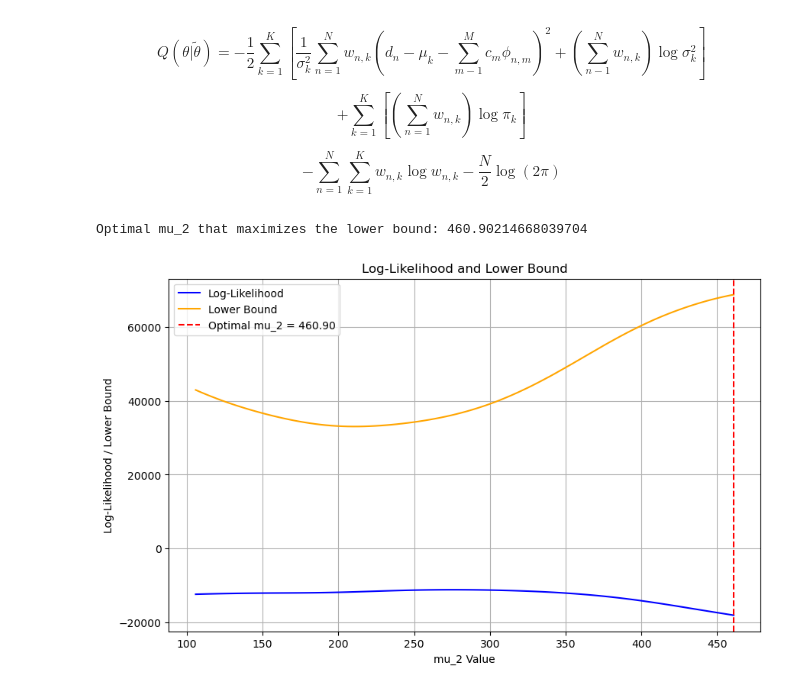
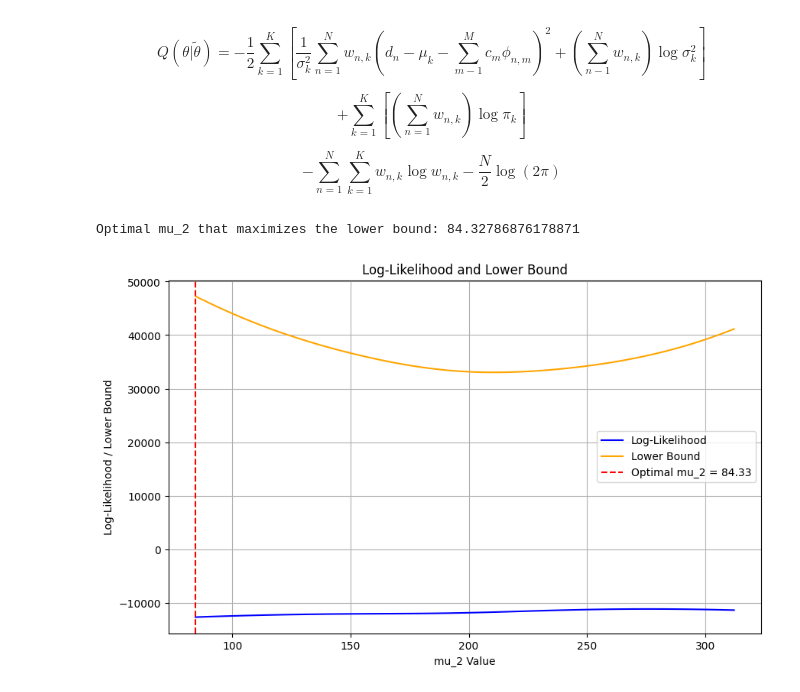
Before and after one commit to aliciags/medical-image-analysis-dtu, a Jupyter notebook: w8/Ex5_student1.ipynb, the cells around one changed output. Cells and saved outputs as stored; diff of their text form; code cells hidden in the pictures.

```diff
--- a/w8/Ex5_student1.ipynb
+++ b/w8/Ex5_student1.ipynb
@@ -352,8 +364,8 @@ each step the log likelihood function.
 # %%
-mu2_values= np.arange(mu1,mu3,1/100)
+mu2_values= np.arange(means[0],means[2],1/100)
 log_likelihoods = []
 for mu2 in mu2_values:
-    means[1]=mu2 #Update the value in means array
+    means[1]=mu2 # Update the value in means array
     # Compute responsibilities for the new mu_2
     log_likelihood, responsibilities = compute_log_likelihood(data_no_background, means, variances, weights)
     log_likelihoods.append(log_likelihood)
@@ -375,6 +387,7 @@ parameters are set to their estimated values, except $\mu_2$ which is set to the
 # %%
 
 def lower_bound(mu2, data, means, variances, weights, responsibilities):
+    data = data.flatten()
     means[1] = mu2
     Q = 0
     for k in range(3):
@@ -384,9 +397,10 @@ def lower_bound(mu2, data, means, variances, weights, responsibilities):
     Q -= len(data) / 2 * np.log(2 * np.pi)
     return Q
 
-mu2_fixed=mu1
-means_fixed=[mu1, mu2_fixed, mu3]
-_, responsibilities_fixed = compute_log_likelihood(data, means_fixed, variances, weights)
-lower_bound_fixed = lower_bound(mu2_fixed, data, means_fixed, variances, weights, responsibilities_fixed)
+mu2_fixed=means[0]
+means_fixed=[means[0], mu2_fixed, means[2]]
+print(means_fixed)
+_, responsibilities_fixed = compute_log_likelihood(data_no_background, means_fixed, variances, weights)
+lower_bound_fixed = lower_bound(mu2_fixed, data_no_background, means_fixed, variances, weights, responsibilities_fixed)
 print("Lower bound with mu2 set to the estimated value of mu1:", lower_bound_fixed)
 # %% [output]
@@ -422,7 +437,7 @@ def compute_lower_bound(data, means, variances, weights, responsibilities):
     return Q
 
 # Vary mu_2 and compute log-likelihood and lower bound
-mu_2_values = np.linspace(mu1, mu3, 100)  # Vary mu_2 between mu_1 and mu_3 in 100 steps
+mu_2_values = np.linspace(means[0], means[2], 100)  # Vary mu_2 between mu_1 and mu_3 in 100 steps
 log_likelihoods = []
 lower_bounds = []
 
@@ -434,32 +449,32 @@ for mu_2_value in mu_2_values:
     log_likelihoods.append(log_likelihood)
 
     # Compute the lower bound
     lower_bound = compute_lower_bound(data_no_background, means, variances, weights, responsibilities)
     lower_bounds.append(lower_bound)
 
 # Find the mu_2 that maximizes the lower bound
 max_lower_bound_index = np.argmax(lower_bounds)
 optimal_mu_2 = mu_2_values[max_lower_bound_index]
 print(f"Optimal mu_2 that maximizes the lower bound: {optimal_mu_2}")
 
 # Plot the results
 plt.figure(figsize=(10, 6))
 
 # Plot log-likelihood
 plt.plot(mu_2_values, log_likelihoods, label='Log-Likelihood', color='blue')
 
 # Plot lower bound
 plt.plot(mu_2_values, lower_bounds, label='Lower Bound', color='orange')
 
 # Mark the optimal mu_2
 plt.axvline(x=optimal_mu_2, color='red', linestyle='--', label=f'Optimal mu_2 = {optimal_mu_2:.2f}')
 
 plt.title("Log-Likelihood and Lower Bound")
 plt.xlabel("mu_2 Value")
 plt.ylabel("Log-Likelihood / Lower Bound")
 plt.legend()
 plt.grid(True)
 plt.show()
 # %% [output]
-Optimal mu_2 that maximizes the lower bound: 460.90214668039704
+Optimal mu_2 that maximizes the lower bound: 84.32786876178871
-[figure, old version]
+[figure, new version]
```
Also changed, not shown: parts of 7 cells of this notebook.
